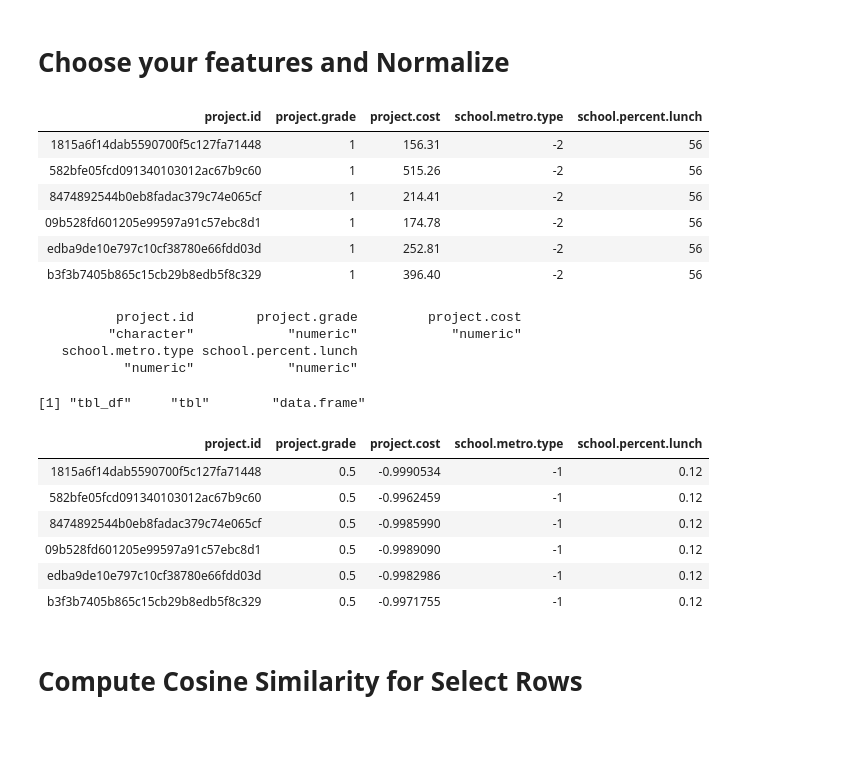
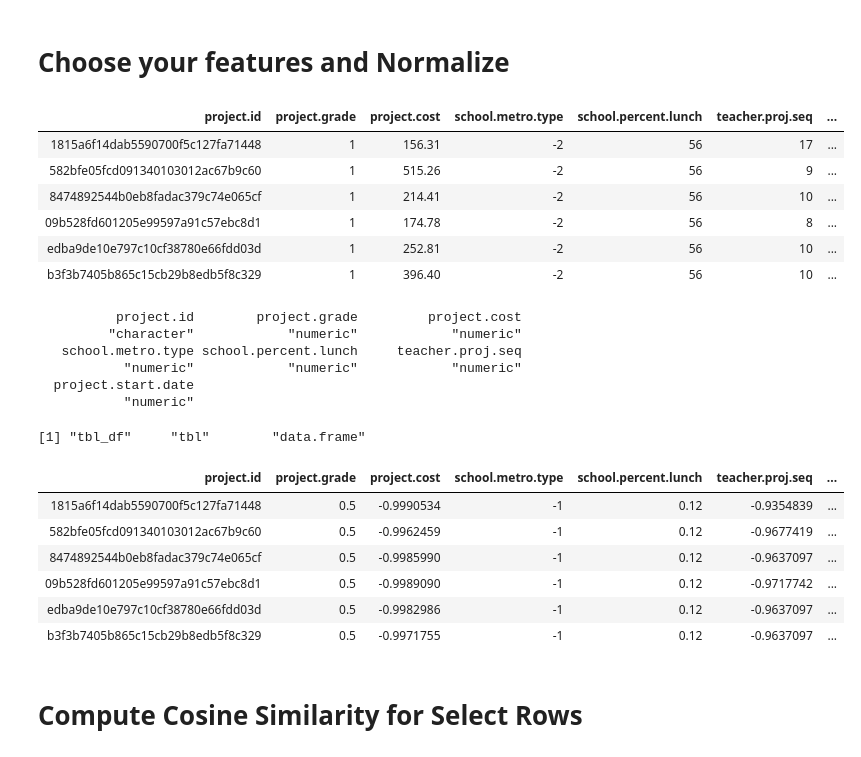
Before and after one commit to mikeona120/MATH189_Final, a Jupyter notebook: Arielle & Alec's Cosine Similarity.ipynb, the cells around one changed output. Saved outputs shown, nothing was run; the diff lists cells and outputs as text; code cells hidden in the pictures.

```diff
--- a/Arielle & Alec's Cosine Similarity.ipynb
+++ b/Arielle & Alec's Cosine Similarity.ipynb
@@ -210,9 +210,13 @@ datacode$school.metro.type = recode(datacode$school.metro.type, !!!lvlkey_m)
 #datacode$project.id = as.numeric(datacode$project.id)
 datacode$project.cost = as.numeric(datacode$project.cost)
 datacode$school.percent.lunch = as.numeric(datacode$school.percent.lunch)
+datacode$teacher.proj.seq = as.numeric(datacode$teacher.proj.seq) #Good
+datacode$project.start.date = as.numeric(datacode$project.start.date) #Good
 
 #Check that your features of interest are all 'numeric' type
 sapply(datacode,class)
+
+head(datacode)
 # %% [output]
 [1] "Grades 3-5"    "Grades 6-8"    "Grades 9-12"   "Grades PreK-2"
 [5] "unknown"
@@ -239,54 +250,56 @@ school.percent.lunch         school.state           school.zip
 # %% [markdown]
 # Choose your features and Normalize
 # %%
-X = datacode[,c("project.id","project.grade",'project.cost',"school.metro.type","school.percent.lunch")]
+X = datacode[,c("project.id","project.grade",'project.cost',"school.metro.type","school.percent.lunch","teacher.proj.seq","project.start.date")]
 head(X)
 sapply(X,class)
 class(X)
 
 #Normalize all columns to range [-1,1]
 #There's a function that does this for Machine Learning purposes from the caret package
 #https://www.rdocumentation.org/packages/caret/versions/6.0-80/topics/preProcess
 #https://stackoverflow.com/questions/44050028/min-max-scaling-normalization-in-r-for-train-and-test-data
 pp = preProcess(X, method = "range", rangeBounds = c(-1, 1))
 Xn = predict(pp, X)
 head(Xn)
 
 ### Scratch Work ###
 
 #Test the preProcess function
 #test = data.frame(a = 1:6, b = 7:12)
 #test
 #pp = preProcess(test, method = "range", rangeBounds = c(-1, 1))
 #predict(pp, test)
 
 #An alternative is to do it manually with min-max feature scaling
 #https://stats.stackexchange.com/questions/178626/how-to-normalize-data-between-1-and-1
 #https://en.wikipedia.org/wiki/Normalization_(statistics)
 
 #Otherwise the "scale" function might work but I couldn't figure it out
 #https://stackoverflow.com/questions/15215457/standardize-data-columns-in-r
 #https://www.rdocumentation.org/packages/base/versions/3.5.0/topics/scale
 # %% [output]
-| project.id | project.grade | project.cost | school.metro.type | school.percent.lunch |
-| 1815a6f14dab5590700f5c127fa71448 | 1 | 156.31 | -2 | 56 |
-| 582bfe05fcd091340103012ac67b9c60 | 1 | 515.26 | -2 | 56 |
-| 8474892544b0eb8fadac379c74e065cf | 1 | 214.41 | -2 | 56 |
-| 09b528fd601205e99597a91c57ebc8d1 | 1 | 174.78 | -2 | 56 |
-| edba9de10e797c10cf38780e66fdd03d | 1 | 252.81 | -2 | 56 |
-| b3f3b7405b865c15cb29b8edb5f8c329 | 1 | 396.40 | -2 | 56 |
+| project.id | project.grade | project.cost | school.metro.type | school.percent.lunch | teacher.proj.seq | ... |
+| 1815a6f14dab5590700f5c127fa71448 | 1 | 156.31 | -2 | 56 | 17 | ... |
+| 582bfe05fcd091340103012ac67b9c60 | 1 | 515.26 | -2 | 56 | 9 | ... |
+| 8474892544b0eb8fadac379c74e065cf | 1 | 214.41 | -2 | 56 | 10 | ... |
+| 09b528fd601205e99597a91c57ebc8d1 | 1 | 174.78 | -2 | 56 | 8 | ... |
+| edba9de10e797c10cf38780e66fdd03d | 1 | 252.81 | -2 | 56 | 10 | ... |
+| b3f3b7405b865c15cb29b8edb5f8c329 | 1 | 396.40 | -2 | 56 | 10 | ... |
           project.id        project.grade         project.cost
          "character"            "numeric"            "numeric"
-   school.metro.type school.percent.lunch
-           "numeric"            "numeric"
+   school.metro.type school.percent.lunch     teacher.proj.seq
+           "numeric"            "numeric"            "numeric"
+  project.start.date
+           "numeric"
 [1] "tbl_df"     "tbl"        "data.frame"
-| project.id | project.grade | project.cost | school.metro.type | school.percent.lunch |
-| 1815a6f14dab5590700f5c127fa71448 | 0.5 | -0.9990534 | -1 | 0.12 |
-| 582bfe05fcd091340103012ac67b9c60 | 0.5 | -0.9962459 | -1 | 0.12 |
-| 8474892544b0eb8fadac379c74e065cf | 0.5 | -0.9985990 | -1 | 0.12 |
-| 09b528fd601205e99597a91c57ebc8d1 | 0.5 | -0.9989090 | -1 | 0.12 |
-| edba9de10e797c10cf38780e66fdd03d | 0.5 | -0.9982986 | -1 | 0.12 |
-| b3f3b7405b865c15cb29b8edb5f8c329 | 0.5 | -0.9971755 | -1 | 0.12 |
+| project.id | project.grade | project.cost | school.metro.type | school.percent.lunch | teacher.proj.seq | ... |
+| 1815a6f14dab5590700f5c127fa71448 | 0.5 | -0.9990534 | -1 | 0.12 | -0.9354839 | ... |
+| 582bfe05fcd091340103012ac67b9c60 | 0.5 | -0.9962459 | -1 | 0.12 | -0.9677419 | ... |
+| 8474892544b0eb8fadac379c74e065cf | 0.5 | -0.9985990 | -1 | 0.12 | -0.9637097 | ... |
+| 09b528fd601205e99597a91c57ebc8d1 | 0.5 | -0.9989090 | -1 | 0.12 | -0.9717742 | ... |
+| edba9de10e797c10cf38780e66fdd03d | 0.5 | -0.9982986 | -1 | 0.12 | -0.9637097 | ... |
+| b3f3b7405b865c15cb29b8edb5f8c329 | 0.5 | -0.9971755 | -1 | 0.12 | -0.9637097 | ... |
 # %% [markdown]
 # Compute Cosine Similarity for Select Rows
 # %% [markdown]
```
Also changed, not shown: parts of 3 cells of this notebook.
